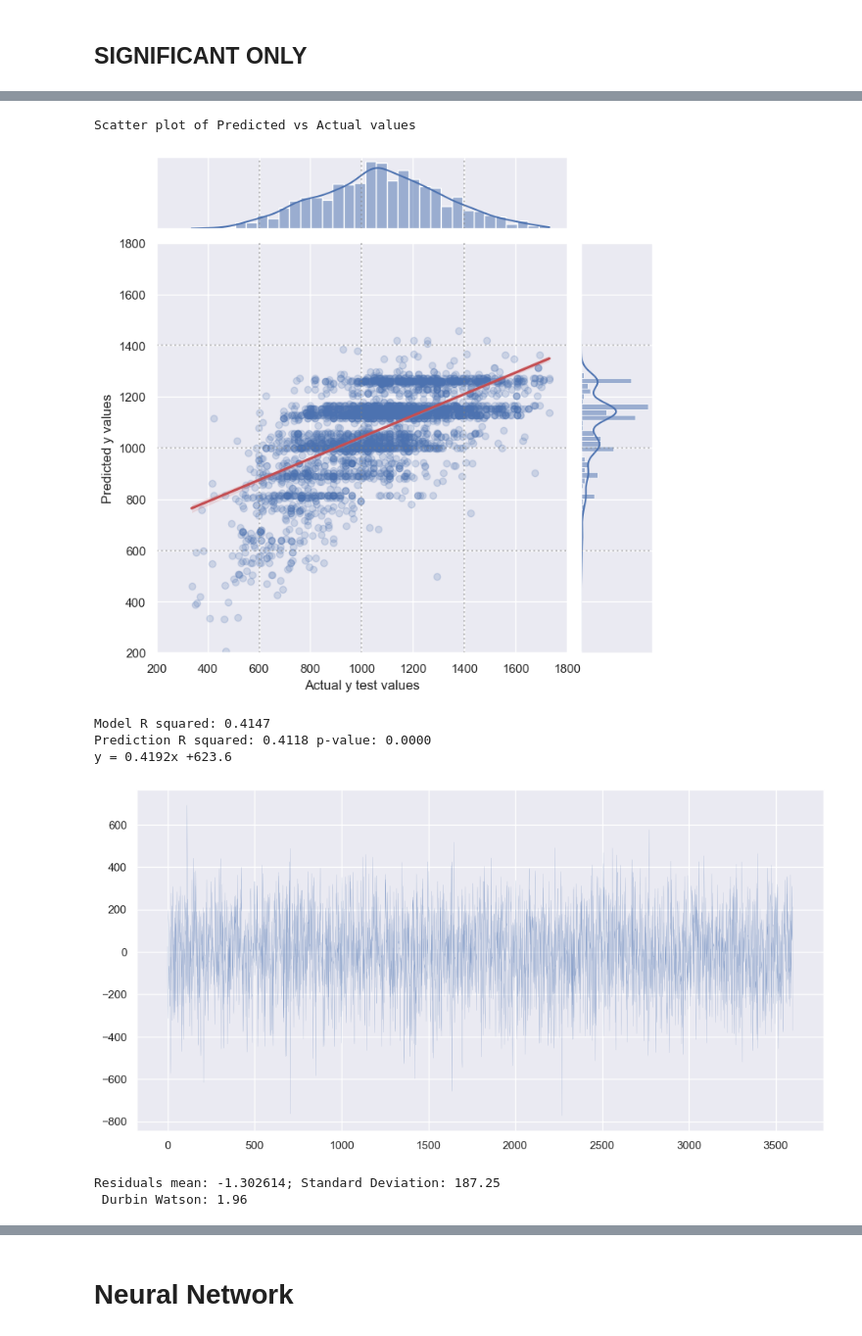
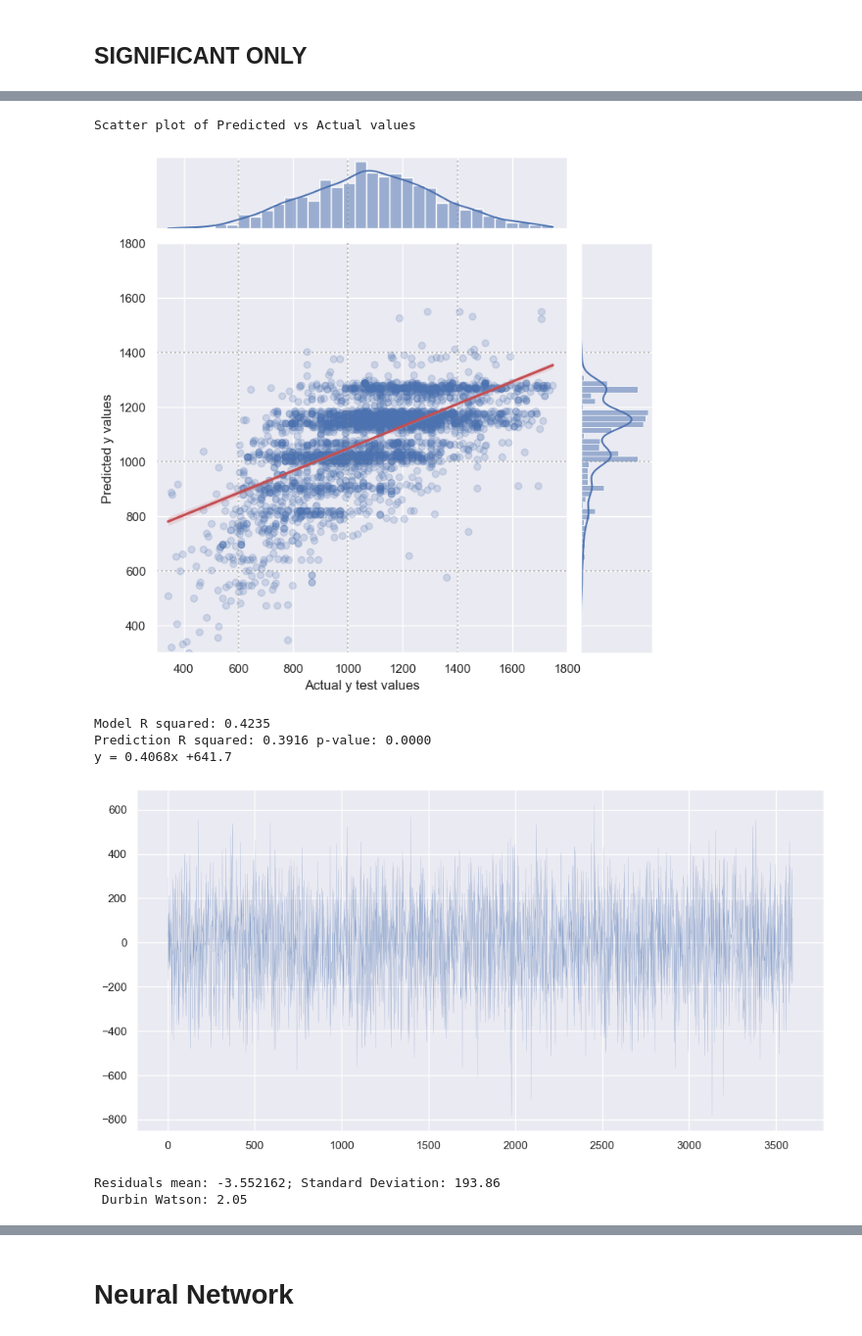
Before and after one commit to danielmpaula/TCC_Final, a Jupyter notebook: 02-Regression Models.ipynb, the cells around one changed output, grey strips where cells are left out. Shown at 98% size. Drawn from its saved outputs; the diff is of its cells as text; code cells hidden in the pictures.

```diff
--- a/02-Regression Models.ipynb
+++ b/02-Regression Models.ipynb
@@ -195,19 +195,18 @@ print(terms)
 
 ['&', 'AI', 'AWS', 'Admin', 'Analyst', 'Analytics', 'Applied', 'Architect', 'Associate', 'Autonomous', 'Azure', 'BI', 'Big', 'Biologist', 'Business', 'CRM', 'Cloud', 'Compliance', 'Computational', 'Co ...
 # %%
-stop_words = ['&', 'of', 'Data', 'Learning', 'Consultant', 'Computational', 'Computer', 'Managing', 'Power', 'Sales', 'Tech',
-              'Technician', 'Vehicle', 'Autonomous', 'Compliance', 'DevOps', 'Marketing']
+stop_words = ['&', 'of', 'Data', 'Learning', 'Computational', 'Computer', 'Autonomous', 'Technician', 'Professional']
 # Justification: '&', 'of' and 'Data' are too generic for this project.
 # 'Learning' has two contexts: Machine Learning and Deep Learning, yet both "Machine" and "Deep" are unique to them,
 # so there's nothing to be gained from adding it.
 # "Autonomous Vehicle Technician" is a job title whose words are all unique, so a single one is enough.
 # "Computational Biologist" shares the same issue.
+# "Encounter Data Management Professional" is the only to use "Encounter" and "Professional".
 # "Computer Vision" is present in more than one job, but all of them use this same sequence, so it's the same situation.
-# All other ones present themselves only at most in a couple of entries and therefore are prone to overfitting.
 # %%
 synonym_terms = ['ML','Machine','MLOps', 'Operations','Business','BI','Intelligence','AWS','Cloud','Azure','Modeller','Modeler',
                  'Engineering','Engineer','Financial','Finance','Researcher','Research','Science','Scientist',
-                 'Strategy','Strategist','Management','Manager']
+                 'Strategy','Strategist','Management','Manager', 'Managing']
 # %%
 # this uses the same pressupositions as above, but some words will mean the same thing.
 synonyms = {'Machine': 'Machine|ML|MLOps',      # ML is short for Machine Learning
@@ -221,7 +220,7 @@ synonyms = {'Machine': 'Machine|ML|MLOps',      # ML is short for Machine Learni
             'Research':'Research|Researcher',
             'Scientist':'Scientist|Science',
             'Strategist':'Strategist|Strategy',
-            'Manager':'Management|Manager'}
+            'Manager':'Management|Manager|Managing'}
 # Note: Analyst and Analytics in this context will mean different things.
 # %%
 clean_terms = terms.copy()                                                   # copy method to keep the original list
@@ -692,25 +675,25 @@ comparison_OLS_step.describe()
 create_scatter(y_test=y_test_step, y_pred=y_pred_step, model_corr=OLS_model_step.rsquared)
 # %% [output]
 Scatter plot of Predicted vs Actual values
-[figure, old version]
+[figure, new version]
-Model R squared: 0.4147
-Prediction R squared: 0.4118 p-value: 0.0000
-y = 0.4192x +623.6
+Model R squared: 0.4235
+Prediction R squared: 0.3916 p-value: 0.0000
+y = 0.4068x +641.7
 # %%
 # Plotting the residuals
-residuals_OLS_step = comparison_OLS.difference.values
+residuals_OLS_step = comparison_OLS_step.difference.values
 
 fig = plt.figure(figsize=(12, 6))
 ax = fig.add_subplot(1,1,1)
 ax.plot(residuals_OLS_step, linewidth=0.1)
 plt.show()
 print(f'Residuals mean: {residuals_OLS_step.mean():.6f}; Standard Deviation: {residuals_OLS_step.std():.2f}'
     f'\n Durbin Watson: {durbin_watson(residuals_OLS_step):.2f}')
 # closer to 2 means no autocorrelation; 0 or 4 means autocorrelation
 # %% [output]
-[figure, old version]
+[figure, new version]
-Residuals mean: -1.302614; Standard Deviation: 187.25
- Durbin Watson: 1.96
+Residuals mean: -3.552162; Standard Deviation: 193.86
+ Durbin Watson: 2.05
 # %%
 print(normaltest(residuals_OLS_step))
 print(kstest(residuals_OLS_step, "norm"))
```
Also changed, not shown: parts of 46 cells of this notebook.
